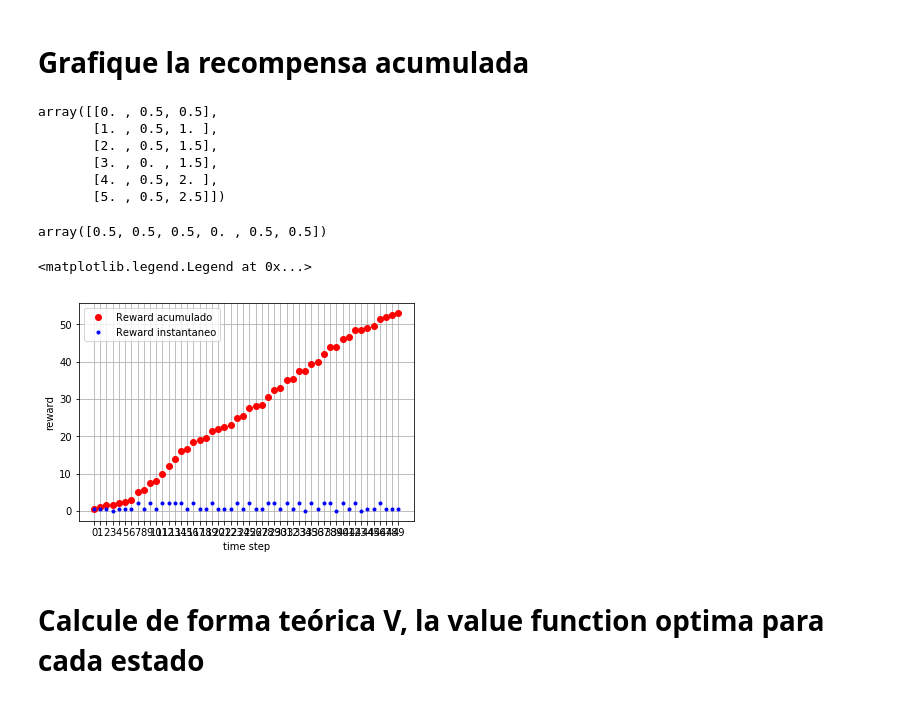
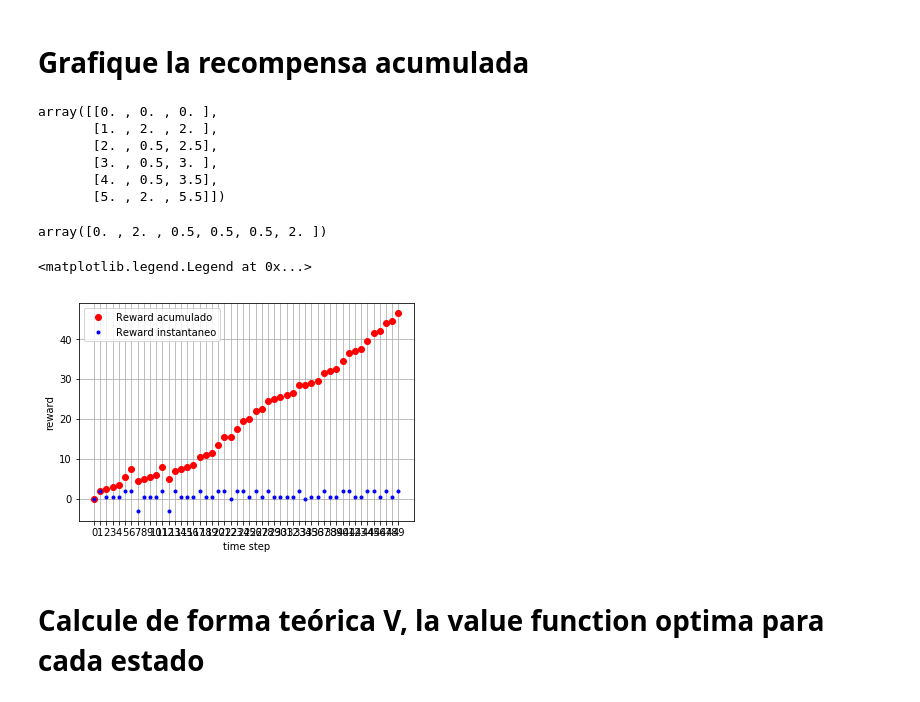
Before and after one commit to LecJackS/Procesos-Markovianos-Para-el-Aprendizaje-Automatico-2019-1C, a Jupyter notebook: TP1.ipynb, the cells around one changed output. Saved outputs shown, nothing was run; the diff lists cells and outputs as text; code cells hidden in the pictures.

```diff
--- a/TP1.ipynb
+++ b/TP1.ipynb
@@ -94,0 +78,3 @@ Obs     Done    Reward  C.Reward        Action
+# %%
+env = generar_ambiente()
+data = randomExperiment(env)
@@ -95,33 +99,33 @@ Obs     Done    Reward  C.Reward        Action
 # %% [markdown]
 # Grafique la recompensa acumulada
 # %%
-# to numpy
-history = np.array(history)
-history[0:6]
+# history data to numpy,
+data = np.array(data)
+data[0:6]
 # %% [output]
-array([[0. , 0.5, 0.5],
-       [1. , 0.5, 1. ],
-       [2. , 0.5, 1.5],
-       [3. , 0. , 1.5],
-       [4. , 0.5, 2. ],
-       [5. , 0.5, 2.5]])
+array([[0. , 0. , 0. ],
+       [1. , 2. , 2. ],
+       [2. , 0.5, 2.5],
+       [3. , 0.5, 3. ],
+       [4. , 0.5, 3.5],
+       [5. , 2. , 5.5]])
 # %%
 # so I can do this
-history[0:6, 1]
+data[0:6, 1]
 # %% [output]
-array([0.5, 0.5, 0.5, 0. , 0.5, 0.5])
+array([0. , 2. , 0.5, 0.5, 0.5, 2. ])
 # %%
 plt.grid()
 plt.xlabel("time step")
 plt.ylabel("reward")
-plt.xticks(np.arange(0,len(history),1))
-plt.plot(history[:,0], history[:,2], 'ro', label='Reward acumulado')
-plt.plot(history[:,0], history[:,1], 'b.', label='Reward instantaneo')
+plt.xticks(np.arange(0,len(data),1))
+plt.plot(data[:,0], data[:,2], 'ro', label='Reward acumulado')
+plt.plot(data[:,0], data[:,1], 'b.', label='Reward instantaneo')
 
 plt.legend()
 # %% [output]
 <matplotlib.legend.Legend at 0x...>
-[figure, old version]
+[figure, new version]
 # %% [markdown]
 # Calcule de forma teórica V, la value function optima para cada estado
 # %% [markdown]
```
Also changed, not shown: parts of 26 cells of this notebook.
